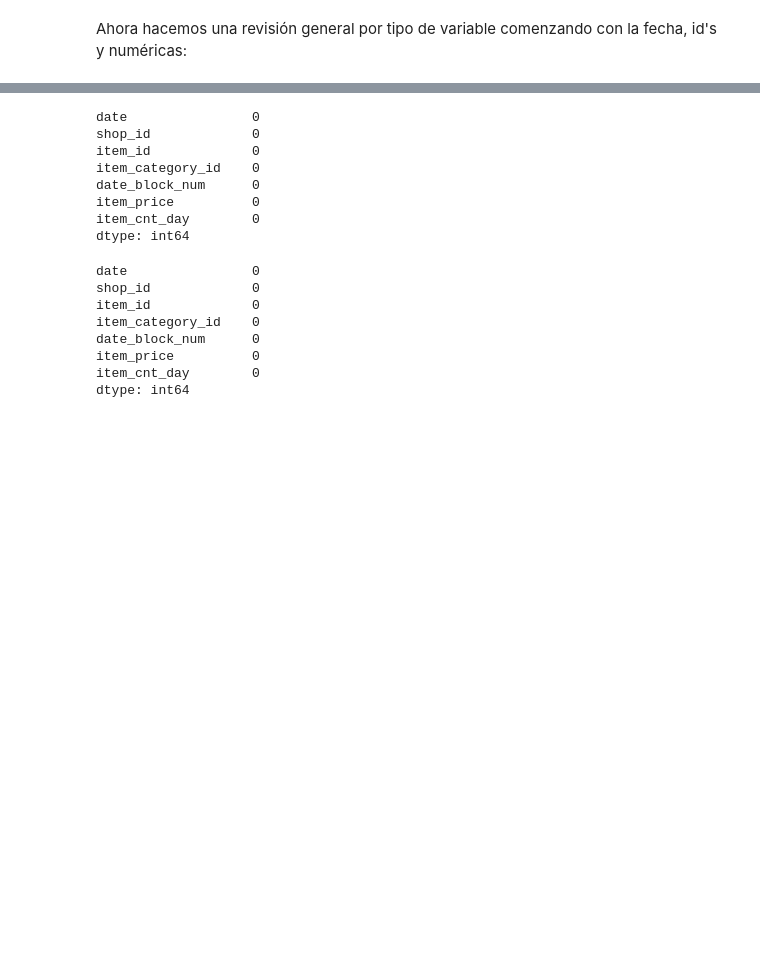
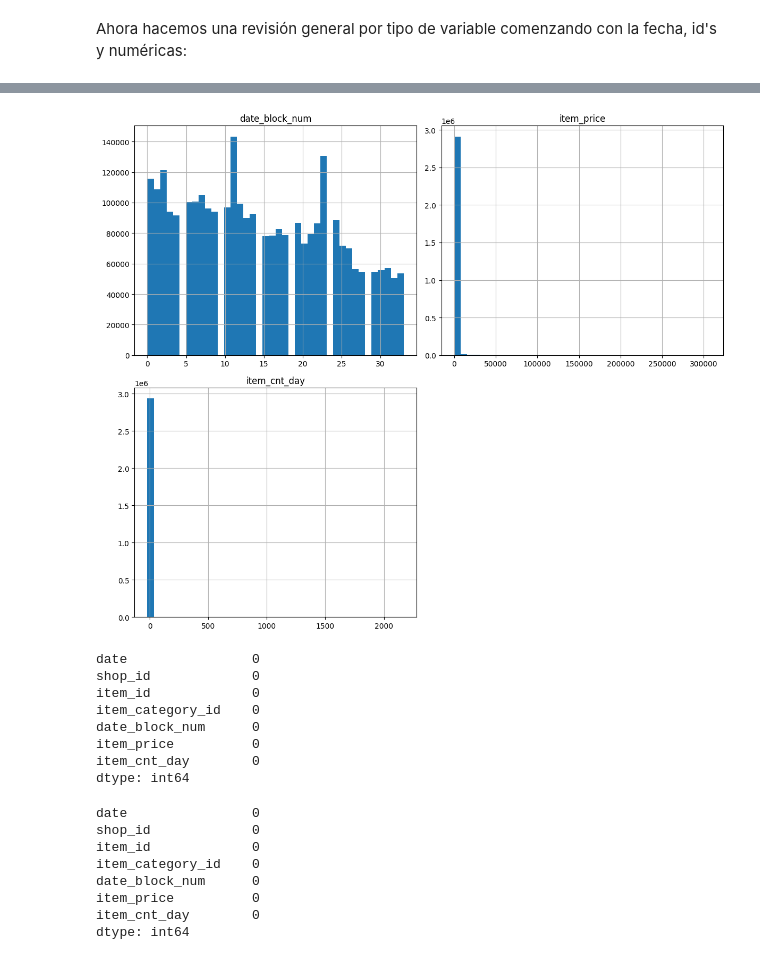
Before and after one commit to karlanalytik/demand-forecasting-model, a Jupyter notebook: forecast_predict_model.ipynb, the cells around one changed output, grey strips where cells are left out. Drawn from its saved outputs; the diff is of its cells as text; code cells hidden in the pictures; blank space fills up the shorter version.

```diff
--- a/forecast_predict_model.ipynb
+++ b/forecast_predict_model.ipynb
@@ -225,3 +245,9 @@ data[ids + num].describe()
+# %%
+data[num].hist(bins = 40, figsize=(12, 10))
+plt.tight_layout()
+plt.show()
+# %% [output]
+[figure, added]
 # %%
 data[ids + num].isna().sum()
 # %% [output]
```
Also changed, not shown: parts of 51 cells of this notebook, 2 other files.
